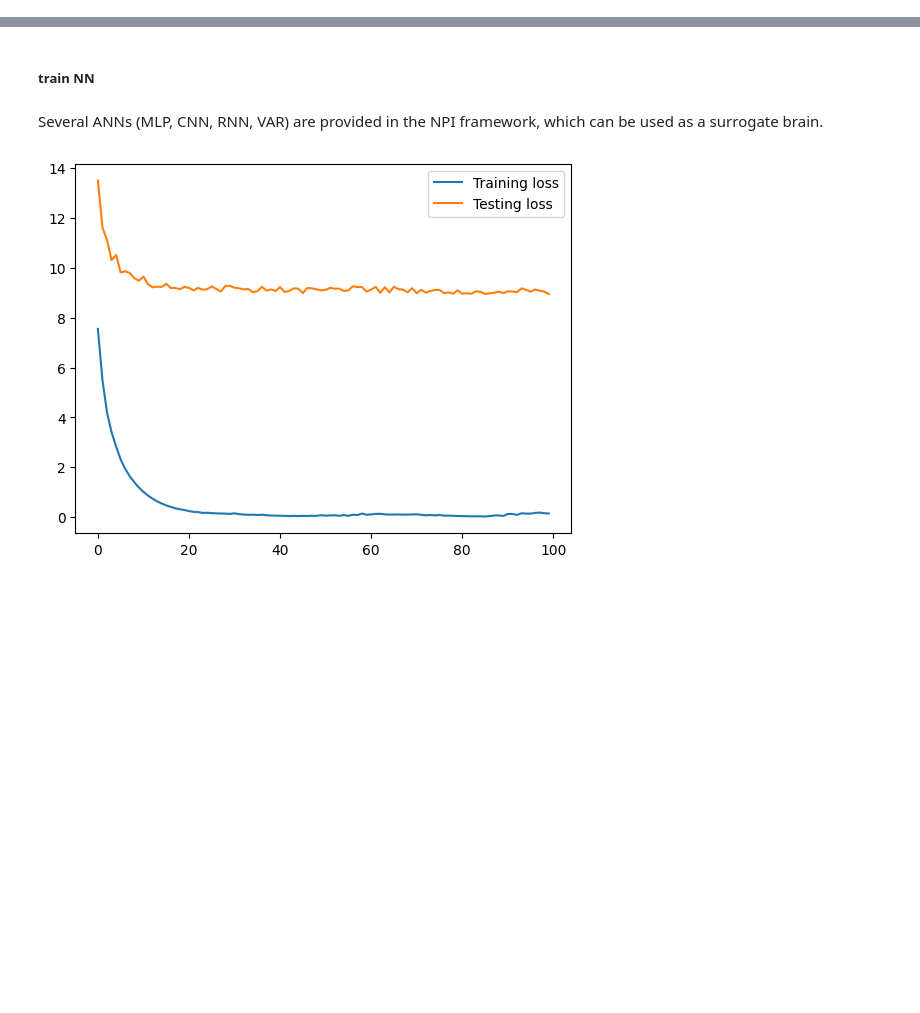
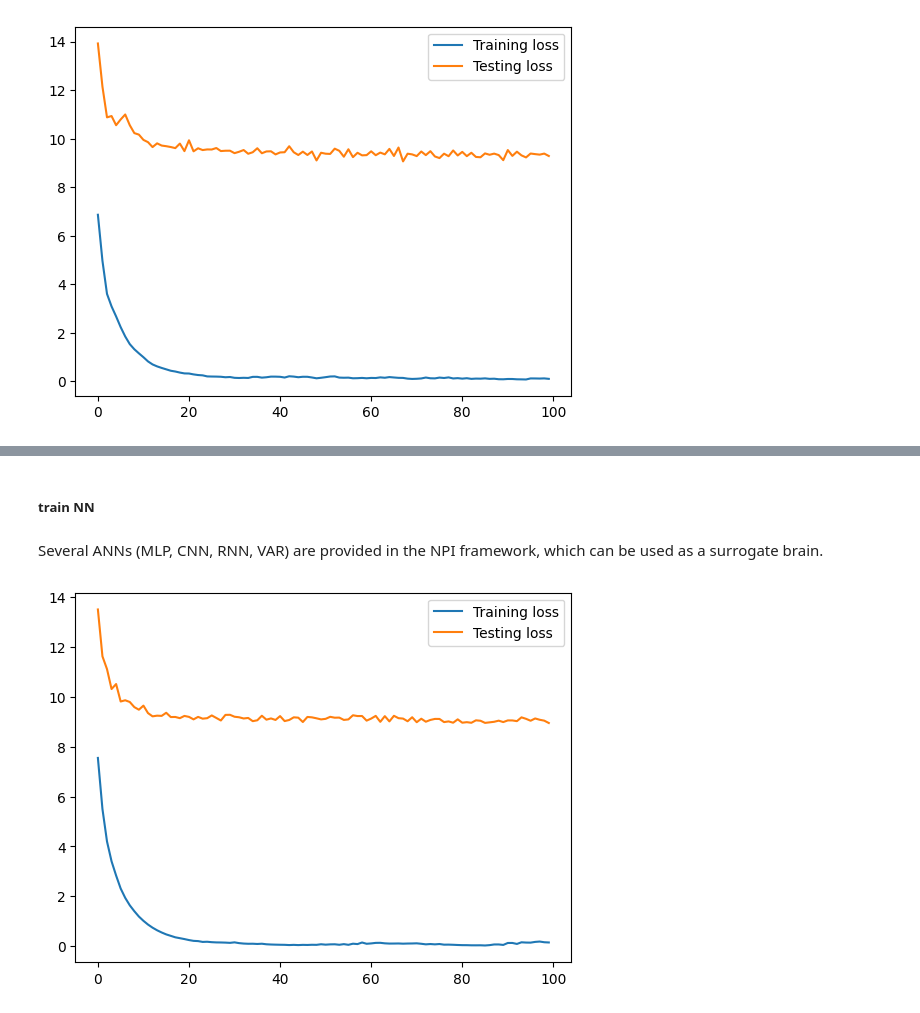
Before and after one commit to Edison553/NPI_Edison_fork, a Jupyter notebook: NPI_demo(fMRI)_mydata.ipynb, the cells around one changed output, grey strips where cells are left out. Saved outputs shown, nothing was run; the diff lists cells and outputs as text; code cells hidden in the pictures; blank space fills up the shorter version.

```diff
--- a/NPI_demo(fMRI)_mydata.ipynb
+++ b/NPI_demo(fMRI)_mydata.ipynb
@@ -13,14 +36,3 @@ import pandas as pd
-# %%
-### **NPI usage demo**
-batch_size              = 16
-train_set_proportion    = 0.8
-ROI_num                 = 400
-using_steps             = 3
-num_epochs              = 100
-save_dir = r"F:\NPI_results"  # 存放模型和日志的目录
-current_dir = os.getcwd()
-log_path = os.path.join(current_dir, "training_log.log")
-device = torch.device("cuda" if torch.cuda.is_available() else "cpu")
 # %%
 def flat_without_diagonal(matrix):
 
@@ -325,0 +282,70 @@ if len(zero_std_rois) > 0:
+# %%
+''' sub 36 retrainning + csv '''
+id = 36
+
+
+
+for sub_idx in [id]:
+    model_path = os.path.join(save_dir, f"ANN_Sub_{sub_idx}.pth")
+
+    # 检查是否已经训练过该被试（断点保护）
+    # if os.path.exists(model_path):
+    #     logging.info(f"Skipping Subject {sub_idx}: Model already exists.")
+    #     continue
+
+    logging.info(f"Starting Subject {sub_idx}...")
+
+    try:
+        # 1. 提取当前被试数据并预处理
+        # 假设 sub_data 维度是 (208, 400) -> (Time, ROIs)
+        sub_data = all_subjects_data[sub_idx]
+
+        # 使用 NPI 提供的工具转换数据格式
+        inputs, targets = NPI.multi2one(sub_data, steps=using_steps)
+
+        # 2. 初始化模型
+        ANN = NPI.ANN_MLP(
+            input_dim = using_steps * ROI_num,
+            hidden_dim = 2 * ROI_num,
+            latent_dim = int(0.8 * ROI_num),
+            output_dim = ROI_num
+        )
+
+        # 3. 开始训练
+        # 注意：NPI.train_NN 内部应该已经处理了 .to(device)
+        ANN, training_loss, testing_loss = NPI.train_NN(
+            ANN, inputs, targets,
+            batch_size = batch_size,
+            train_set_proportion = 0.8,
+            num_epochs = num_epochs,
+            lr = 1e-3,
+            l2 = 5e-5
+        )
+
+        # 4. 保存模型和训练曲线
+
+        plt.plot(training_loss, label = 'Training loss')
+        plt.plot(testing_loss, label = 'Testing loss')
+        plt.legend(loc = 'upper right')
+        plt.show()
+
+        # 保存整个模型或状态字典
+        torch.save({
+            'model_state_dict': ANN.state_dict(),
+            'training_loss': training_loss,
+            'testing_loss': testing_loss
+        }, model_path)
+
+        logging.info(f"被试 {sub_idx} 训练完成并保存。Final Test Loss: {testing_loss[-1]:.6f}")
+
+        # 5. 显存清理（针对 P620 的关键操作）
+        del ANN, inputs, targets
+        torch.cuda.empty_cache()
+
+    except Exception as e:
+        logging.error(f"被试 {sub_idx} 训练出错: {str(e)}")
+        # 出错后继续下一个被试，而不是让整个程序崩溃
+        continue
+
+logging.info("所有预定训练任务已结束。")
+# %% [output]
@@ -325,0 +353 @@ if len(zero_std_rois) > 0:
+[figure, added]
```
Also changed, not shown: parts of 20 cells of this notebook, 4 other files.
